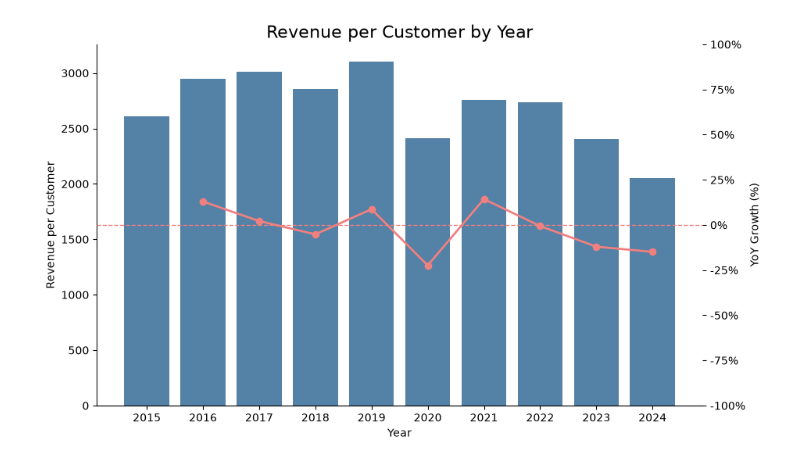
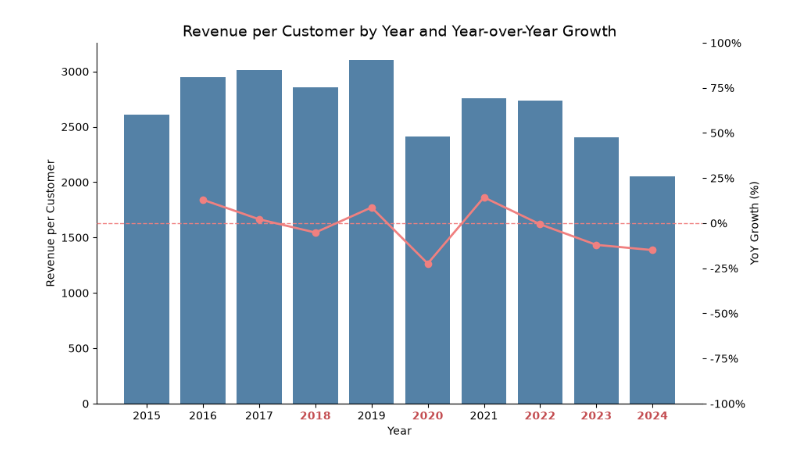
Before and after one commit to guillerminabasso/SQL_Sales_Analysis, a Jupyter notebook: notebooks/3_revenue_per_customer.ipynb, the cells around one changed output. Saved outputs shown, nothing was run; the diff lists cells and outputs as text; code cells hidden in the pictures.

```diff
--- a/notebooks/3_revenue_per_customer.ipynb
+++ b/notebooks/3_revenue_per_customer.ipynb
@@ -36,33 +36,40 @@ sns.barplot(
     ax=ax1
 )
 
-ax1.set_title("Revenue per Customer by Year", fontsize=16)
+ax1.set_title("Revenue per Customer by Year and Year-over-Year Growth", fontsize=14)
 ax1.set_xlabel("Year", fontsize=10)
 ax1.set_ylabel("Revenue per Customer", fontsize=10)
+
+# Resaltar en rojo los ticks de los años con caída
+for tick, val in zip(ax1.get_xticklabels(), df["growth_pct"]):
+    if val < 0:
+        tick.set_color("#C44E52")
+        tick.set_fontweight("bold")
+
 
 # Segundo eje: crecimiento %
 ax2 = ax1.twinx()
 
 ax2.plot(
     range(len(df)),      # mismas posiciones que las barras
     df["growth_pct"],
     marker="o",
     linewidth=2,
     color="lightcoral"
 )
 
 ax2.set_ylabel("YoY Growth (%)", fontsize=10)
 ax2.yaxis.set_major_formatter(
     FuncFormatter(lambda x, pos: f"{x:.0f}%")
 )
 
 # Línea de referencia en 0%
 ax2.axhline(0, linestyle="--", linewidth=1, color="lightcoral")
 ax2.set_ylim(-100, 100)
 
 sns.despine(ax=ax1)
 sns.despine(ax=ax2, left=True)
 
 plt.show()
 # %% [output]
-[figure, old version]
+[figure, new version]
```
Also changed, not shown: 22 other files.
